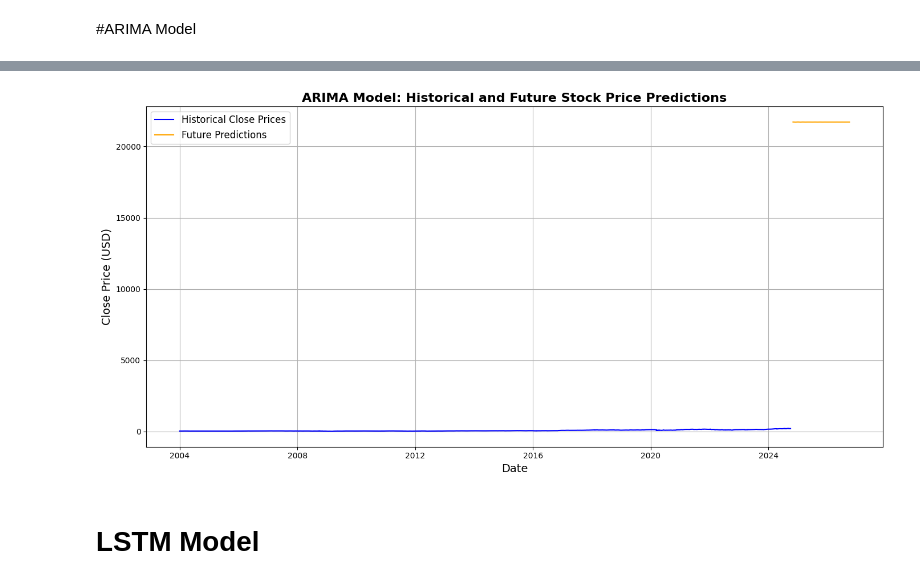
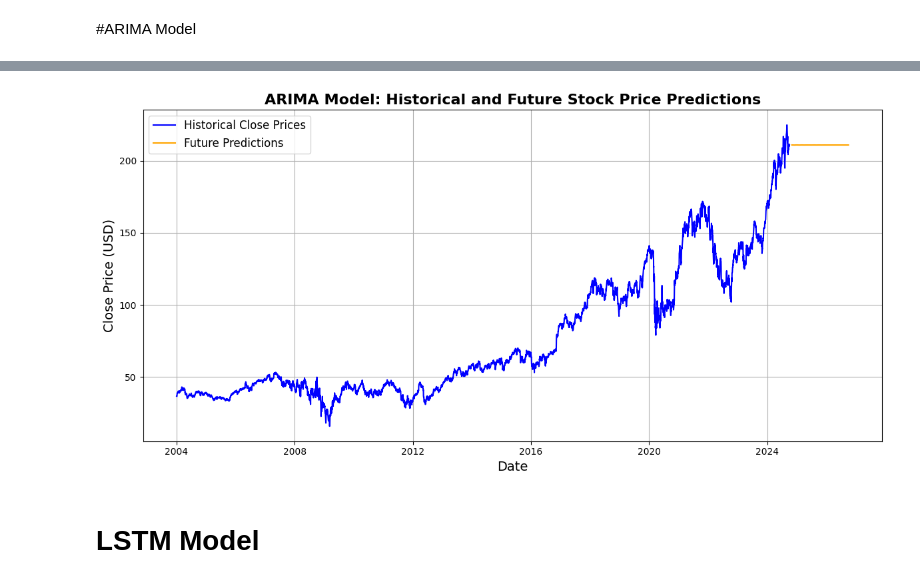
Before and after one commit to AnishTeku/DataScienceFinalProjet-JP-Morgan-forecasting-, a Jupyter notebook: 22013306_PROJECT_.ipynb, the cells around one changed output, grey strips where cells are left out. Cells and saved outputs as stored; diff of their text form; code cells hidden in the pictures.

```diff
--- a/22013306_PROJECT_.ipynb
+++ b/22013306_PROJECT_.ipynb
@@ -293,21 +277,20 @@ plt.show()
 # %%
 # Future Predictions for the next 24 months
 future_months = 24
-future_forecast = arima_fit.forecast(steps=future_months)
+#future_forecast = arima_fit.forecast(steps=future_months)
 
 # Generate future dates
 future_dates = pd.date_range(start=data.index[-1], periods=future_months + 1, freq='ME')[1:]
 
+future_predictions_df = pd.DataFrame({'Date': future_dates, 'Predicted_Close': future_forecast})
+future_predictions_df.set_index('Date', inplace=True)
+
 # Inverse transform future predictions to original scale
-future_predictions_inversed = forecast_scaler.inverse_transform(future_forecast.values.reshape(-1, 1))
-
-# Create a DataFrame for future predictions
-future_df = pd.DataFrame({'Date': future_dates, 'Predicted_Close': future_predictions_inversed.flatten()})
-future_df.set_index('Date', inplace=True)
+#future_predictions_inversed = forecast_scaler.inverse_transform(future_forecast.reshape(-1, 1))
 
 #print the predictions
 print("Future Predictions for the next 24 Months:")
-print(future_df)
+print(future_predictions_df)
 # %% [output]
 Future Predictions for the next 24 Months:
             Predicted_Close
@@ -329,17 +312,17 @@ Date
 # %%
 # Plotting the results
-plt.figure(figsize=(14, 7))
-plt.plot(close_prices.index, close_prices, label='Historical Close Prices', color='blue')
-plt.plot(future_df.index, future_df['Predicted_Close'], label='Future Predictions', color='orange')
+plt.figure(figsize=(12, 6))
+plt.plot(data.index, close_prices, label='Historical Close Prices', color='blue')
+plt.plot(future_predictions_df.index, future_predictions_df['Predicted_Close'], label='Future Predictions', color='orange')
 plt.title('ARIMA Model: Historical and Future Stock Price Predictions', fontsize=16, fontweight='bold')
 plt.xlabel('Date', fontsize=14)
 plt.ylabel('Close Price (USD)', fontsize=14)
 plt.legend(fontsize=12)
 plt.grid(True)
 plt.tight_layout()
 plt.show()
 # %% [output]
-[figure, old version]
+[figure, new version]
 # %% [markdown]
 # LSTM Model
 # %%
```
Also changed, not shown: parts of 31 cells of this notebook.
